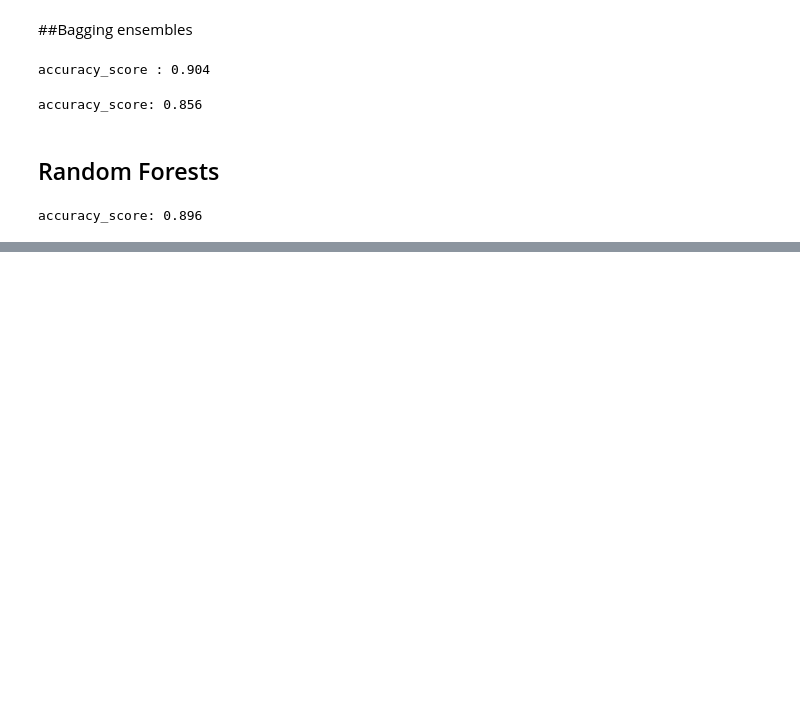
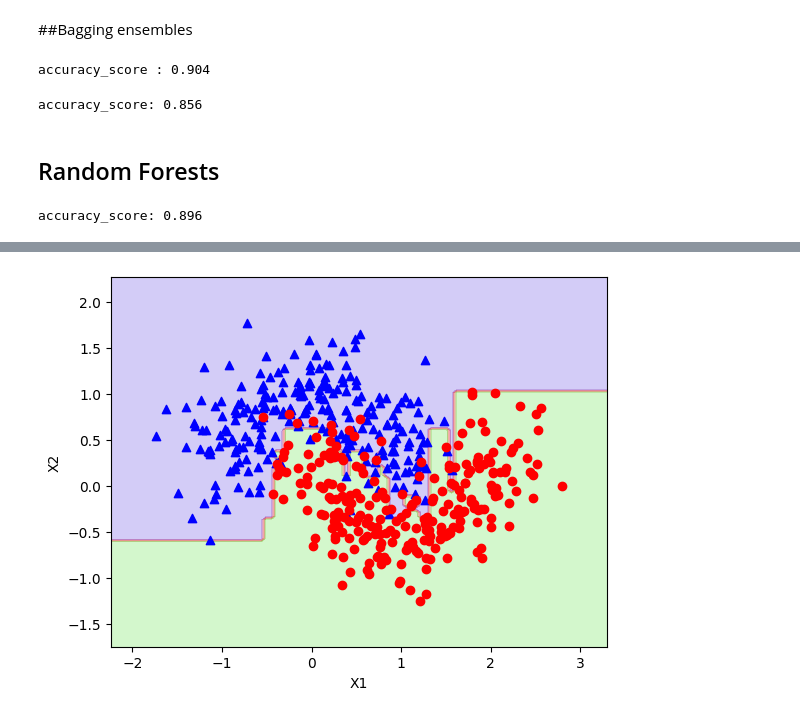
Before and after one commit to saiprakash-c/machine-learning-fundamentals, a Jupyter notebook: ensemble_learning.ipynb, the cells around one changed output, grey strips where cells are left out. Cells and saved outputs as stored; diff of their text form; code cells hidden in the pictures; blank space fills up the shorter version.

```diff
--- a/ensemble_learning.ipynb
+++ b/ensemble_learning.ipynb
@@ -117,0 +298,44 @@ accuracy_score: 0.896
+# %%
+# train an adaboost classifier with decision tree as base estimator
+from sklearn.ensemble import AdaBoostClassifier
+
+
+# Function to plot the decision boundary for a binary classifier
+def plot_decision_boundary(clf, X, y):
+    # create a meshgrid
+    x1s = np.linspace(np.min(X[:, 0]) - 0.5, np.max(X[:, 0]) + 0.5, 100)
+    x2s = np.linspace(np.min(X[:, 1]) - 0.5, np.max(X[:, 1]) + 0.5, 100)
+
+    # meshgrid function is used to create a rectangular grid out of two given one-dimensional arrays
+    x1, x2 = np.meshgrid(x1s, x2s)
+    # predict the output for the meshgrid
+    y_pred = clf.predict(np.c_[x1.ravel(), x2.ravel()])
+    y_pred = y_pred.reshape(x1.shape)
+
+    # plot the contour for the decision boundary
+    # coutourf function is used to plot the contour for the decision boundary
+    # it takes the x1, x2 and y_pred as input
+    # cmap is the color map to use for the contour
+    # alpha is the transparency of the contour
+    plt.contourf(x1, x2, y_pred, cmap=plt.cm.brg, alpha=0.2)
+    # plot the actual data
+    plt.scatter(X[:, 0][y == 0], X[:, 1][y == 0], c='b', marker='^')
+    plt.scatter(X[:, 0][y == 1], X[:, 1][y == 1], c='r', marker='o')
+    plt.xlabel('X1')
+    plt.ylabel('X2')
+    plt.show()
+
+# algorithm is the hyperparameter that controls the boosting algorithm to use (SAMME or SAMME.R)
+# SAMME.R relies on class probabilities rather than predictions and generally performs better
+# SAMME is the default algorithm and relies on class predictions
+# learning rate is the hyperparameter that controls how much each classifier is allowed to learn from the previous one
+
+# train an adaboost classifier
+ada_clf = AdaBoostClassifier(DecisionTreeClassifier(max_depth=1), n_estimators=200,
+                             algorithm="SAMME.R", learning_rate=0.5, random_state=42)
+
+ada_clf.fit(X_train, y_train)
+
+plot_decision_boundary(ada_clf, X, y)
+# %% [output]
+[figure, added]
```
Also changed, not shown: parts of 8 cells of this notebook.
